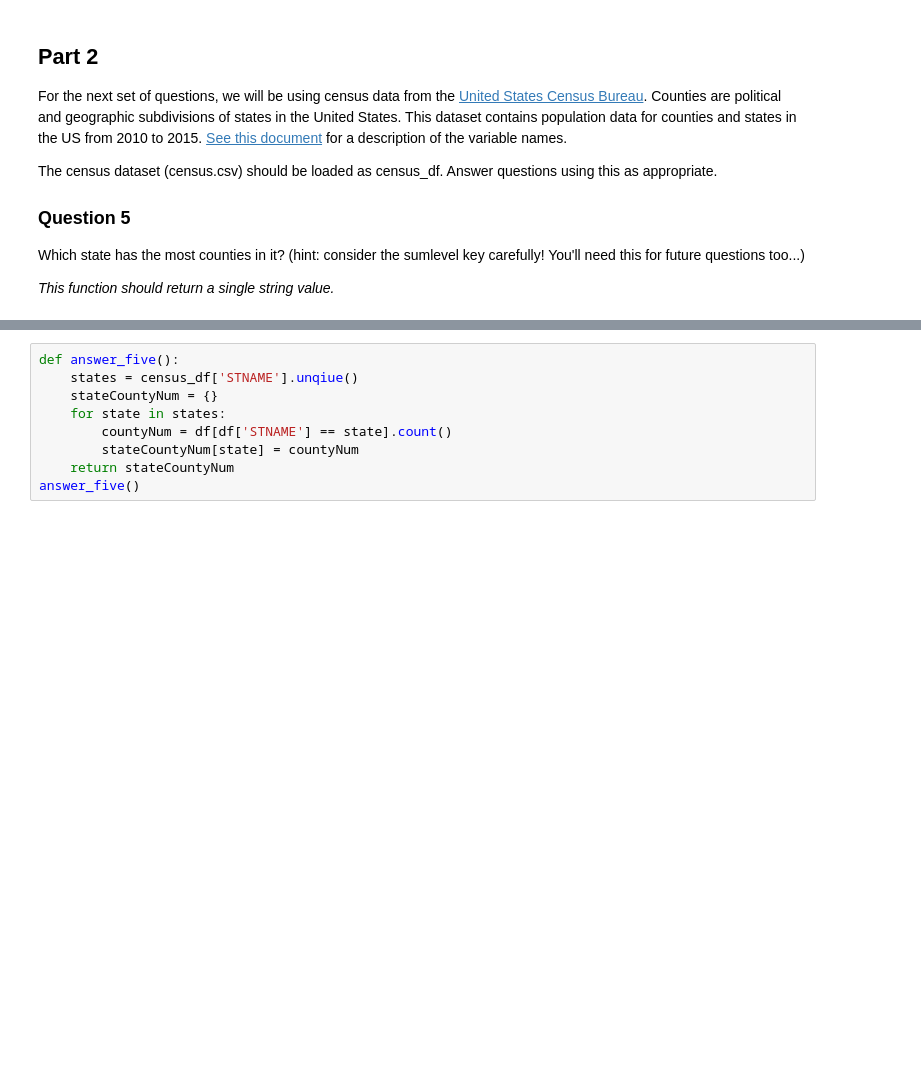
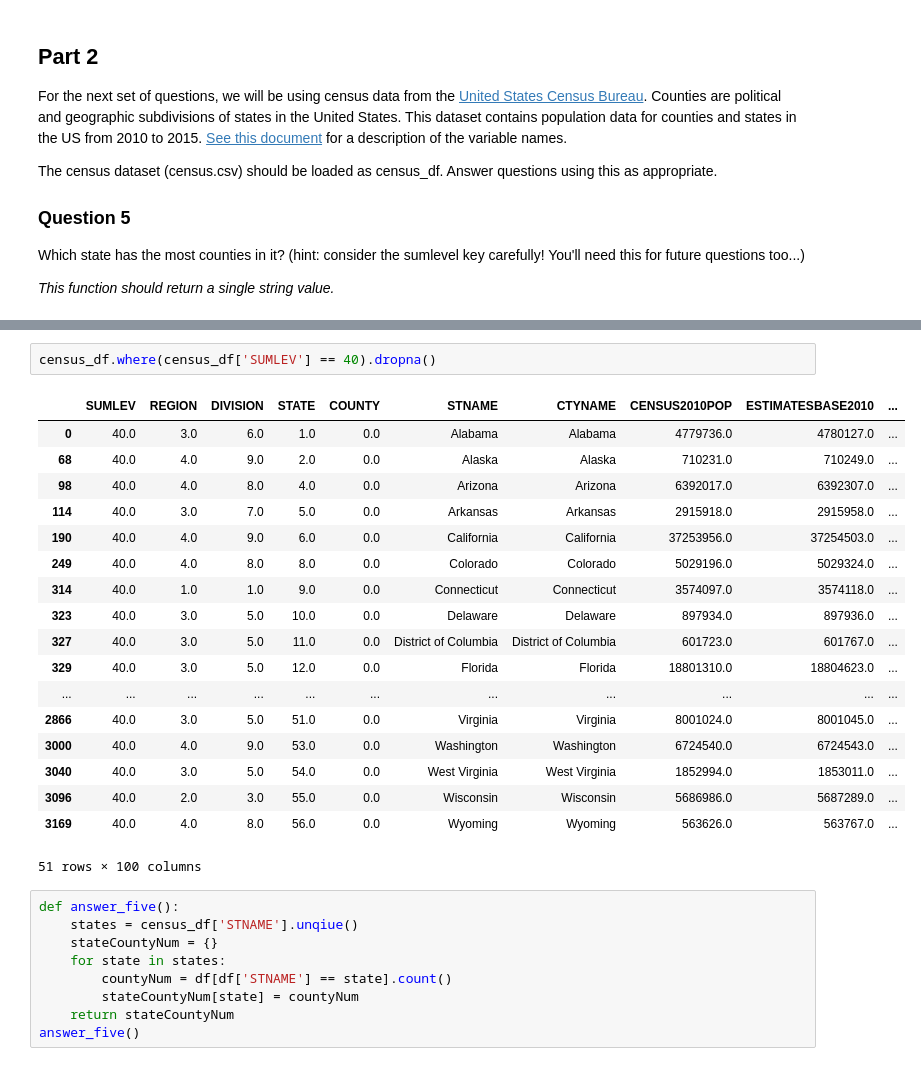
Before and after one commit to xuteng0220/DataSciencePython, a Jupyter notebook: Assignment+2.ipynb, the cells around one changed output, grey strips where cells are left out. Cells and saved outputs as stored; diff of their text form; blank space fills up the shorter version.

```diff
--- a/Assignment+2.ipynb
+++ b/Assignment+2.ipynb
@@ -245,3 +261,24 @@ census_df.head()
+# %%
+census_df.where(census_df['SUMLEV'] == 40).dropna()
+# %% [output]
+|  | SUMLEV | REGION | DIVISION | STATE | COUNTY | STNAME | CTYNAME | CENSUS2010POP | ESTIMATESBASE2010 | ... |
+| 0 | 40.0 | 3.0 | 6.0 | 1.0 | 0.0 | Alabama | Alabama | 4779736.0 | 4780127.0 | ... |
+| 68 | 40.0 | 4.0 | 9.0 | 2.0 | 0.0 | Alaska | Alaska | 710231.0 | 710249.0 | ... |
+| 98 | 40.0 | 4.0 | 8.0 | 4.0 | 0.0 | Arizona | Arizona | 6392017.0 | 6392307.0 | ... |
+| 114 | 40.0 | 3.0 | 7.0 | 5.0 | 0.0 | Arkansas | Arkansas | 2915918.0 | 2915958.0 | ... |
+| 190 | 40.0 | 4.0 | 9.0 | 6.0 | 0.0 | California | California | 37253956.0 | 37254503.0 | ... |
+| 249 | 40.0 | 4.0 | 8.0 | 8.0 | 0.0 | Colorado | Colorado | 5029196.0 | 5029324.0 | ... |
+| 314 | 40.0 | 1.0 | 1.0 | 9.0 | 0.0 | Connecticut | Connecticut | 3574097.0 | 3574118.0 | ... |
+| 323 | 40.0 | 3.0 | 5.0 | 10.0 | 0.0 | Delaware | Delaware | 897934.0 | 897936.0 | ... |
+| 327 | 40.0 | 3.0 | 5.0 | 11.0 | 0.0 | District of Columbia | District of Columbia | 601723.0 | 601767.0 | ... |
+| 329 | 40.0 | 3.0 | 5.0 | 12.0 | 0.0 | Florida | Florida | 18801310.0 | 18804623.0 | ... |
+| ... | ... | ... | ... | ... | ... | ... | ... | ... | ... | ... |
+| 2866 | 40.0 | 3.0 | 5.0 | 51.0 | 0.0 | Virginia | Virginia | 8001024.0 | 8001045.0 | ... |
+| 3000 | 40.0 | 4.0 | 9.0 | 53.0 | 0.0 | Washington | Washington | 6724540.0 | 6724543.0 | ... |
+| 3040 | 40.0 | 3.0 | 5.0 | 54.0 | 0.0 | West Virginia | West Virginia | 1852994.0 | 1853011.0 | ... |
+| 3096 | 40.0 | 2.0 | 3.0 | 55.0 | 0.0 | Wisconsin | Wisconsin | 5686986.0 | 5687289.0 | ... |
+| 3169 | 40.0 | 4.0 | 8.0 | 56.0 | 0.0 | Wyoming | Wyoming | 563626.0 | 563767.0 | ... |
+51 rows × 100 columns
 # %%
 def answer_five():
     states = census_df['STNAME'].unqiue()
```
Also changed, not shown: parts of 6 cells of this notebook, 2 other files.
